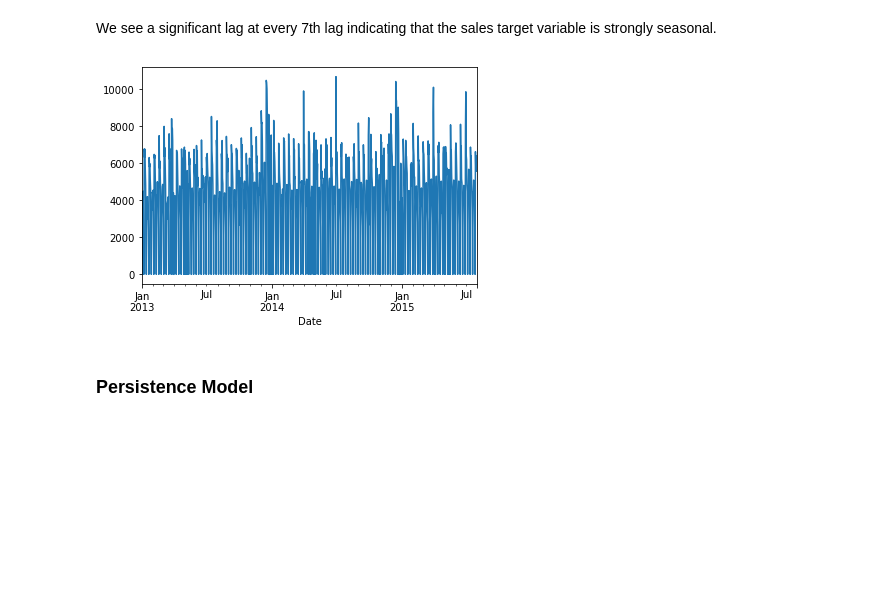
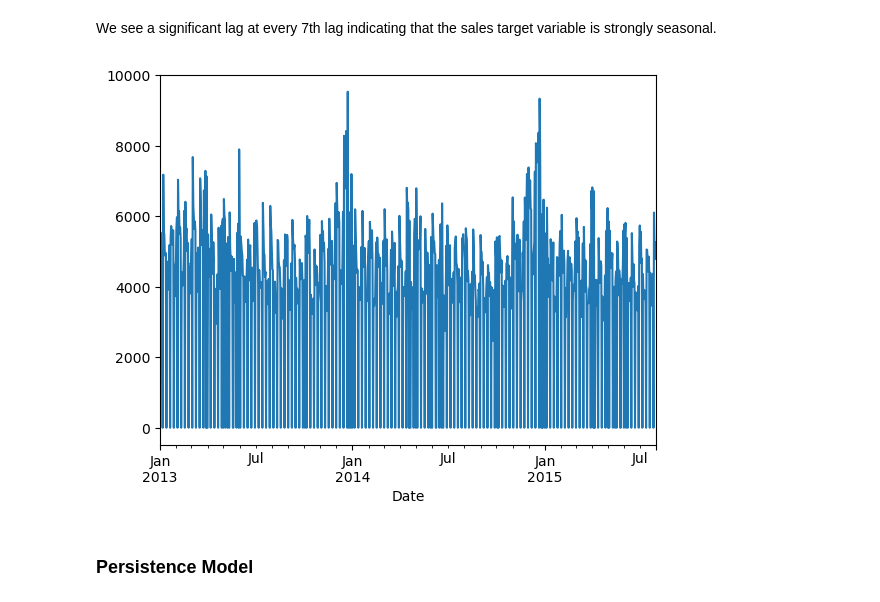
Before and after one commit to amanods/Rossmann_Sales_Prediction, a Jupyter notebook: rossmann_store_analysis_forecast_2.ipynb, the cells around one changed output. Saved outputs shown, nothing was run; the diff lists cells and outputs as text; code cells hidden in the pictures; blank space fills up the shorter version.

```diff
--- a/rossmann_store_analysis_forecast_2.ipynb
+++ b/rossmann_store_analysis_forecast_2.ipynb
@@ -193,7 +164,7 @@ Name: DayOfWeek, dtype: int64
 # %% [markdown]
 Looks good!
 # %%
-train_s1 = train[(train.Store == 2)]
+df_s1 = train[(train.Store == 1)]
 # %%
 from statsmodels.tsa.stattools import adfuller
 
@@ -223,12 +194,11 @@ plot_pacf(train_s1["Sales"])
 # %% [markdown]
 We see a significant lag at every 7th lag indicating that the sales target variable is strongly seasonal.
 # %%
-train_s1["Sales"].plot()
-test_s1 = train_s1.iloc[:49]
-test_s1 = test_s1.copy()
-train_s1 = train_s1.iloc[49:]
+df_s1["Sales"].plot()
+test_s1 = df_s1.iloc[:49]
+train_s1 = df_s1.iloc[49:]
 # %% [output]
-[figure, old version]
+[figure, new version]
 # %% [markdown]
 ### Persistence Model
 # %%
```
Also changed, not shown: parts of 34 cells of this notebook, 1 other file.
